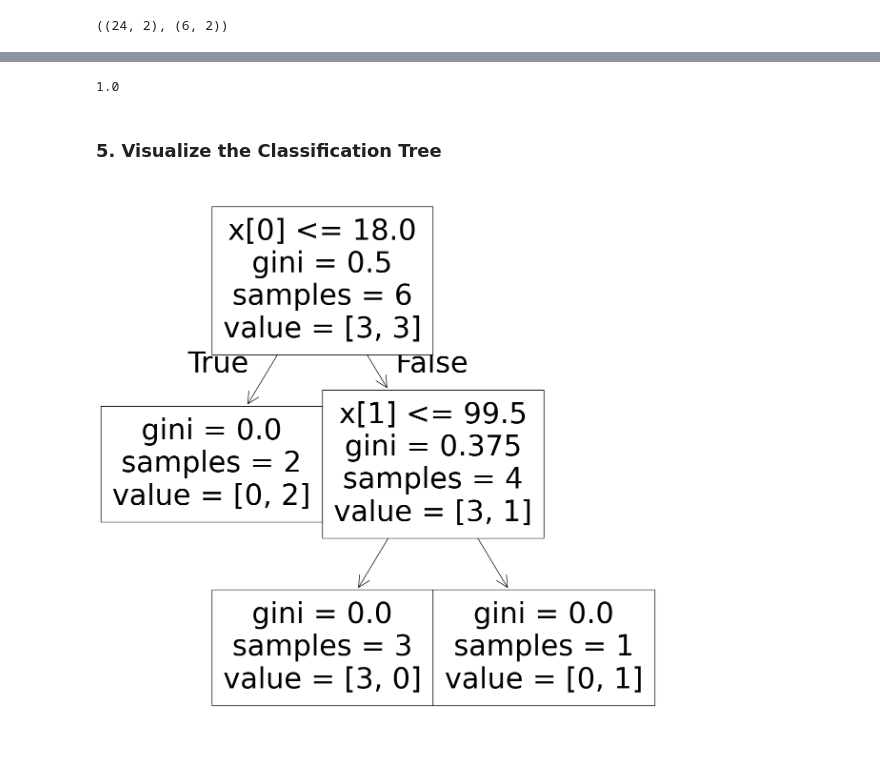
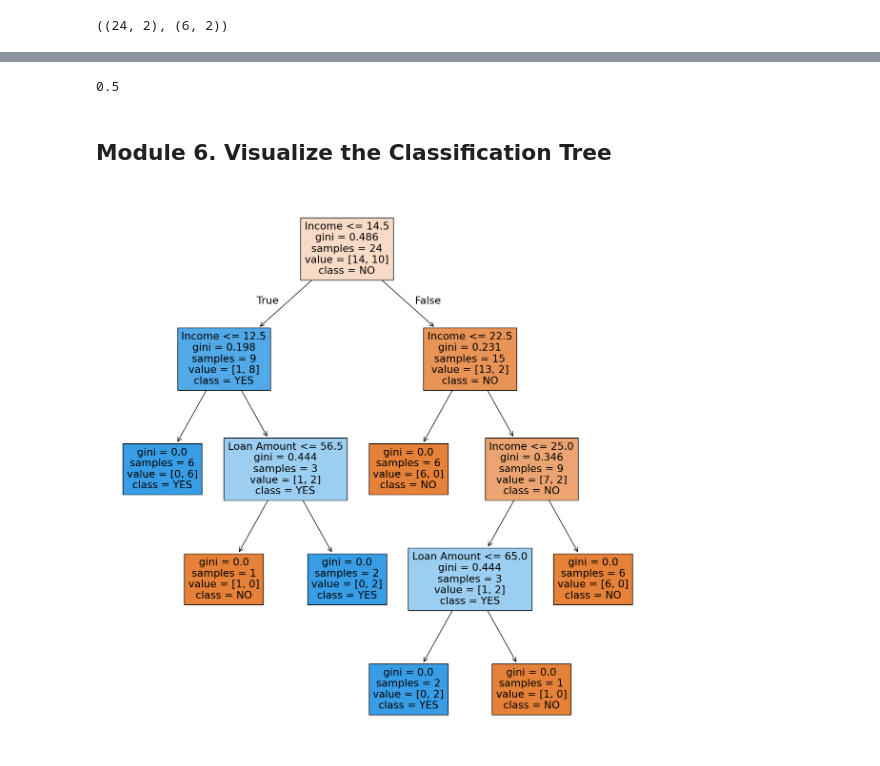
Before and after one commit to AbhishekJunnarkar/DS-ML-Projects, a Jupyter notebook: 00-awesome-data-modelling-with-ml/006-Project-Loans-decision-tree-modelling/Project-Loan-Decision-Tree-Modelling.ipynb, the cells around one changed output, grey strips where cells are left out. Drawn from its saved outputs; the diff is of its cells as text; code cells hidden in the pictures.

```diff
--- a/00-awesome-data-modelling-with-ml/006-Project-Loans-decision-tree-modelling/Project-Loan-Decision-Tree-Modelling.ipynb
+++ b/00-awesome-data-modelling-with-ml/006-Project-Loans-decision-tree-modelling/Project-Loan-Decision-Tree-Modelling.ipynb
@@ -198,20 +198,23 @@ X_train.shape, X_test.shape
 from sklearn.tree import DecisionTreeClassifier
 classifier = DecisionTreeClassifier(random_state = 1234)
 # %%
-model = classifier.fit(X_test, y_test)
+model = classifier.fit(X_train, y_train)
 # %%
 model.score(X_test, y_test)
 # %% [output]
-1.0
+0.5
 # %% [markdown]
-### 5. Visualize the Classification Tree
+## Module 6. Visualize the Classification Tree
 # %%
 from sklearn.tree import plot_tree
 # %%
 plt.figure(figsize = (15,15))
-plot_tree(model);
+plot_tree(model,
+          feature_names = list(X.columns),
+          class_names = ['NO','YES'],
+          filled = True);
 # %% [output]
-[figure, old version]
+[figure, new version]
 # %%
 importance = model.feature_importances_
 feature_importance = pd.Series(importance, index = X.columns)
```
Also changed, not shown: parts of 17 cells of this notebook.
